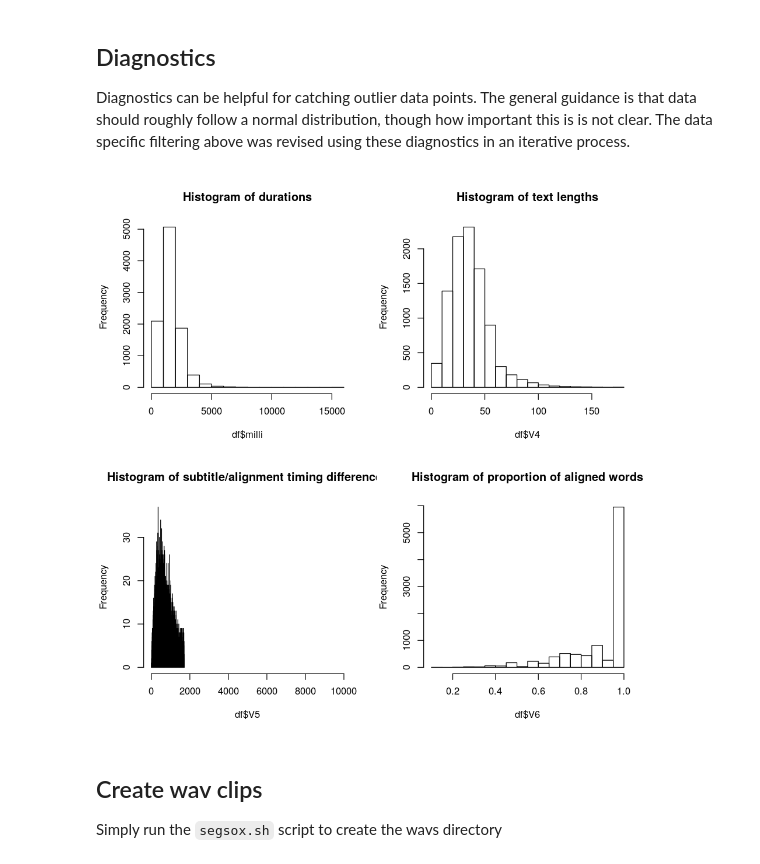
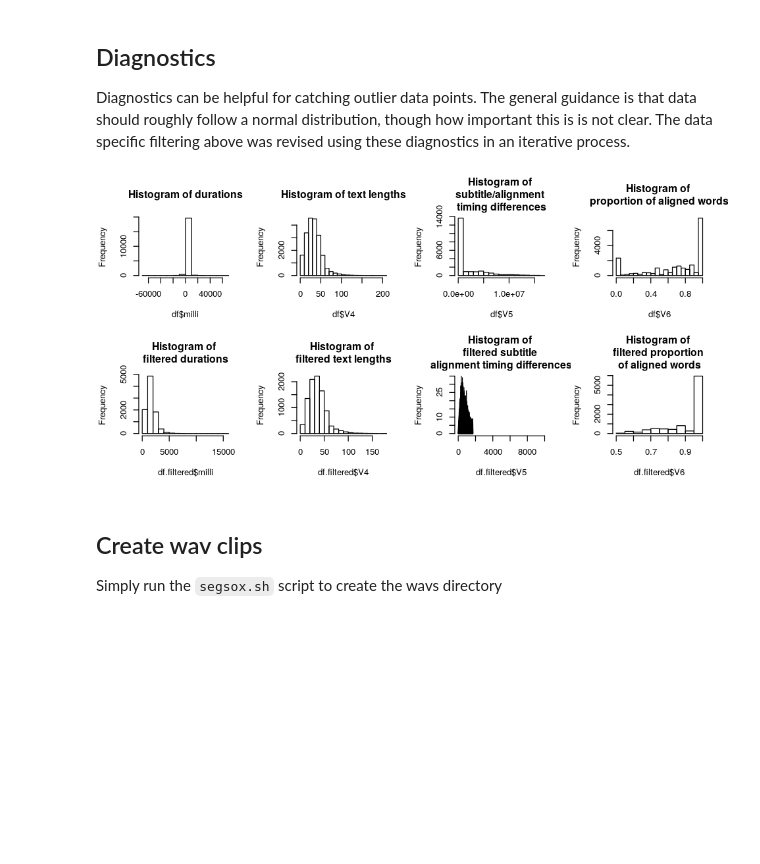
Before and after one commit to aolney/SouthParkTTSData, a Jupyter notebook: southpark-tts-data.ipynb, the cells around one changed output. Cells and saved outputs as stored; diff of their text form; code cells hidden in the pictures; blank space fills up the shorter version.

Commit message:
additional diagnostics and output for manual alignment

```diff
--- a/southpark-tts-data.ipynb
+++ b/southpark-tts-data.ipynb
@@ -1120,16 +1165,26 @@ The data specific filtering above was revised using these diagnostics in an iter
 # %%
 #quotes in text create issues, also a hashtag in text creates issues (comment char)
 df <- read.table("diagnostics.tsv",sep="\t",header=F,quote="",comment.char = "")
 df$milli <- df$V2 - df$V1
-options(repr.plot.width=8, repr.plot.height=8)
-op <- par(mfrow=c(2,2))
+
+df.filtered <- read.table("filteredDiagnostics.tsv",sep="\t",header=F,quote="",comment.char = "")
+df.filtered$milli <- df.filtered$V2 - df.filtered$V1
+
+options(repr.plot.width=8, repr.plot.height=4)
+op <- par(mfrow=c(2,4))
+#all data
 hist(df$milli,main="Histogram of durations")
 hist(df$V4,main="Histogram of text lengths")
-hist(df$V5,breaks=1000,xlim=c(0,10000),main="Histogram of subtitle/alignment timing differences")
-hist(df$V6,main="Histogram of proportion of aligned words")
+hist(df$V5,main="Histogram of \nsubtitle/alignment \ntiming differences")
+hist(df$V6,main="Histogram of \nproportion of aligned words")
+#filtered
+hist(df.filtered$milli,main="Histogram of \nfiltered durations")
+hist(df.filtered$V4,main="Histogram of \nfiltered text lengths")
+hist(df.filtered$V5,breaks=1000,xlim=c(0,10000),main="Histogram of \nfiltered subtitle \nalignment timing differences")
+hist(df.filtered$V6,main="Histogram of \nfiltered proportion \nof aligned words")
 par(op)
 # %% [output]
-[figure, old version]
+[figure, new version]
 # %% [markdown]
 ## Create wav clips
 
```
Also changed, not shown: parts of 2 cells of this notebook.
